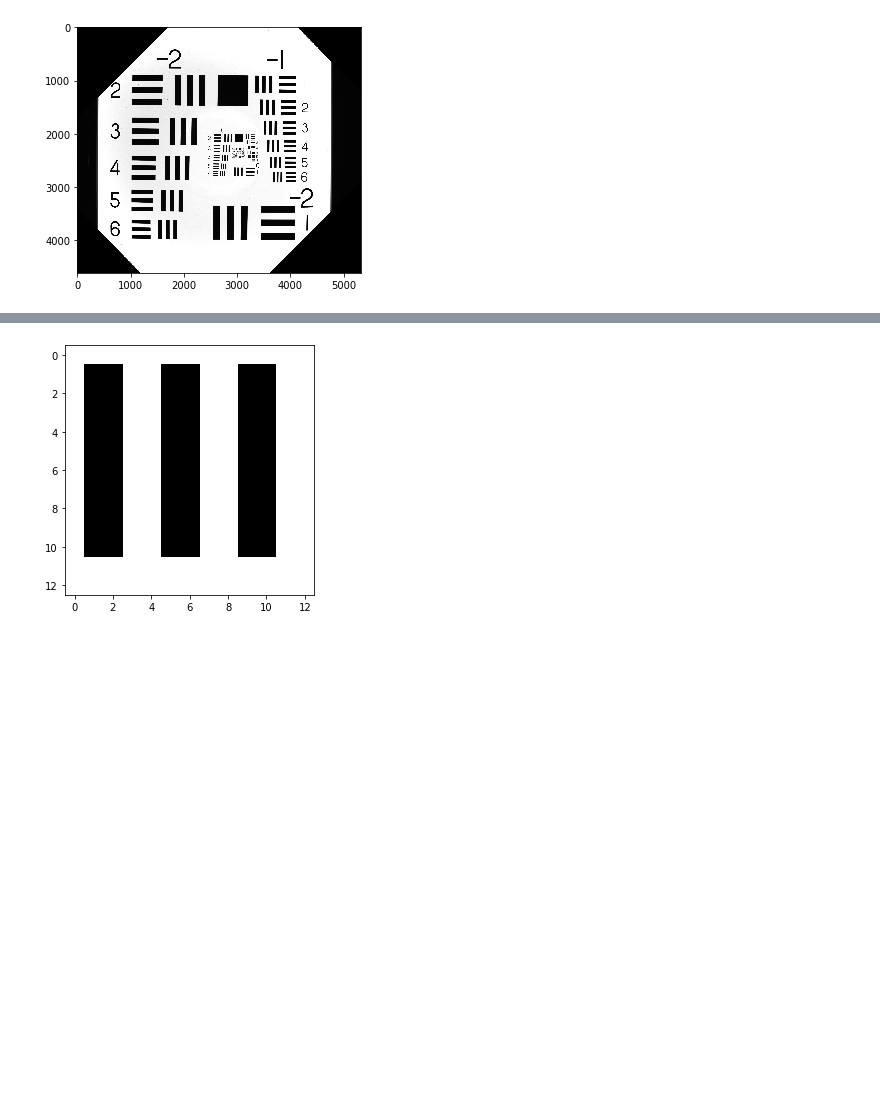
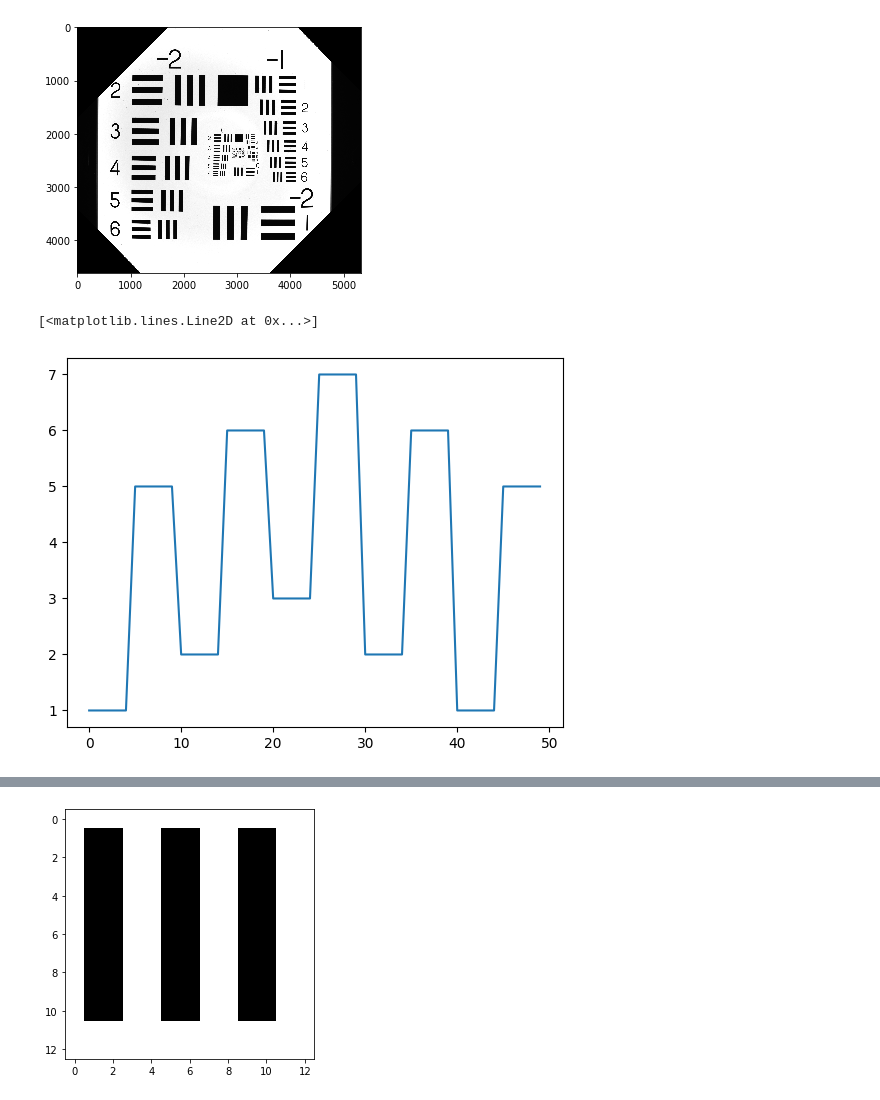
Before and after one commit to JM-Yaz/usaf_image_analysis, a Jupyter notebook: mtf_plotter.ipynb, the cells around one changed output, grey strips where cells are left out. Saved outputs shown, nothing was run; the diff lists cells and outputs as text; code cells hidden in the pictures; blank space fills up the shorter version.

```diff
--- a/mtf_plotter.ipynb
+++ b/mtf_plotter.ipynb
@@ -19,3 +79,13 @@ io.imshow(gray_image)
 plt.show()
 # %% [output]
 [figure]
+# %%
+y = np.array([1, 1, 1, 1, 1, 5, 5, 5, 5, 5,
+                   2, 2, 2, 2, 2, 6, 6, 6, 6, 6,
+                   3, 3, 3, 3, 3, 7, 7, 7, 7, 7,
+                   2, 2, 2, 2, 2, 6, 6, 6, 6, 6,
+                   1, 1, 1, 1, 1, 5, 5, 5, 5, 5])
+plt.plot(y)
+# %% [output]
+[<matplotlib.lines.Line2D at 0x...>]
+[figure, added]
```
Also changed, not shown: parts of 7 cells of this notebook, 15 other files.
